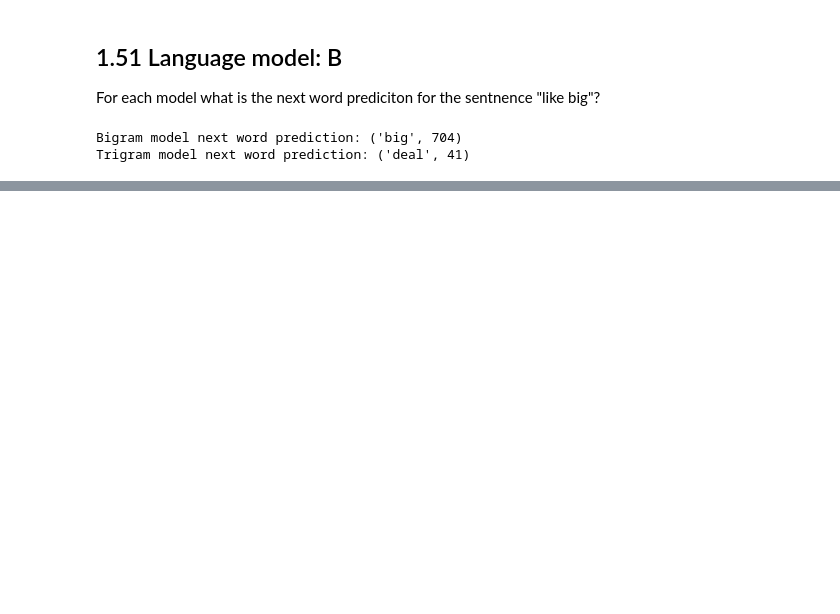
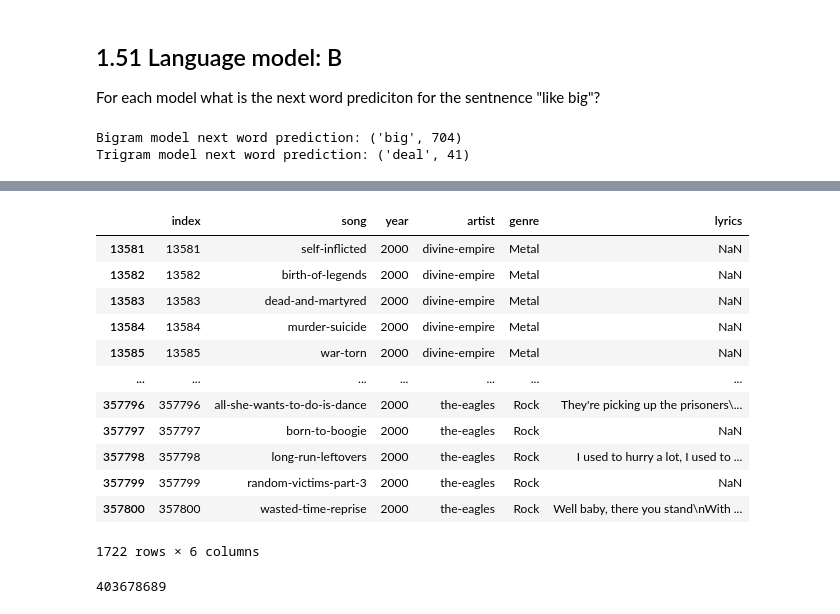
Before and after one commit to maxhub2000/Information-Retrieval-and-Recommender-Systems-project, a Jupyter notebook: HW1_G15_cleaned.ipynb, the cells around one changed output, grey strips where cells are left out. Drawn from its saved outputs; the diff is of its cells as text; code cells hidden in the pictures; blank space fills up the shorter version.

```diff
--- a/HW1_G15_cleaned.ipynb
+++ b/HW1_G15_cleaned.ipynb
@@ -580,0 +714,20 @@ Trigram model next word prediction: ('deal', 41)
+# %%
+lyrics_data[lyrics_data.year == 2000]
+# %% [output]
+|  | index | song | year | artist | genre | lyrics |
+| 13581 | 13581 | self-inflicted | 2000 | divine-empire | Metal | NaN |
+| 13582 | 13582 | birth-of-legends | 2000 | divine-empire | Metal | NaN |
+| 13583 | 13583 | dead-and-martyred | 2000 | divine-empire | Metal | NaN |
+| 13584 | 13584 | murder-suicide | 2000 | divine-empire | Metal | NaN |
+| 13585 | 13585 | war-torn | 2000 | divine-empire | Metal | NaN |
+| ... | ... | ... | ... | ... | ... | ... |
+| 357796 | 357796 | all-she-wants-to-do-is-dance | 2000 | the-eagles | Rock | They're picking up the prisoners\... |
+| 357797 | 357797 | born-to-boogie | 2000 | the-eagles | Rock | NaN |
+| 357798 | 357798 | long-run-leftovers | 2000 | the-eagles | Rock | I used to hurry a lot, I used to ... |
+| 357799 | 357799 | random-victims-part-3 | 2000 | the-eagles | Rock | NaN |
+| 357800 | 357800 | wasted-time-reprise | 2000 | the-eagles | Rock | Well baby, there you stand\nWith ... |
+1722 rows × 6 columns
+# %%
+pd.read_csv(INPUT_FILE_PATH).memory_usage(deep=True).sum()
+# %% [output]
+403678689
```
Also changed, not shown: parts of 31 cells of this notebook.
